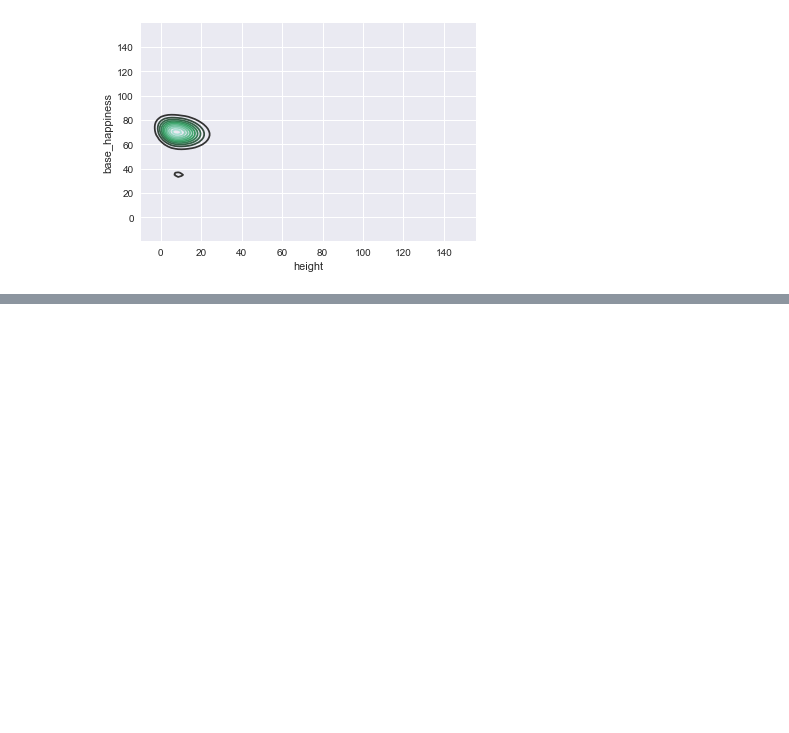
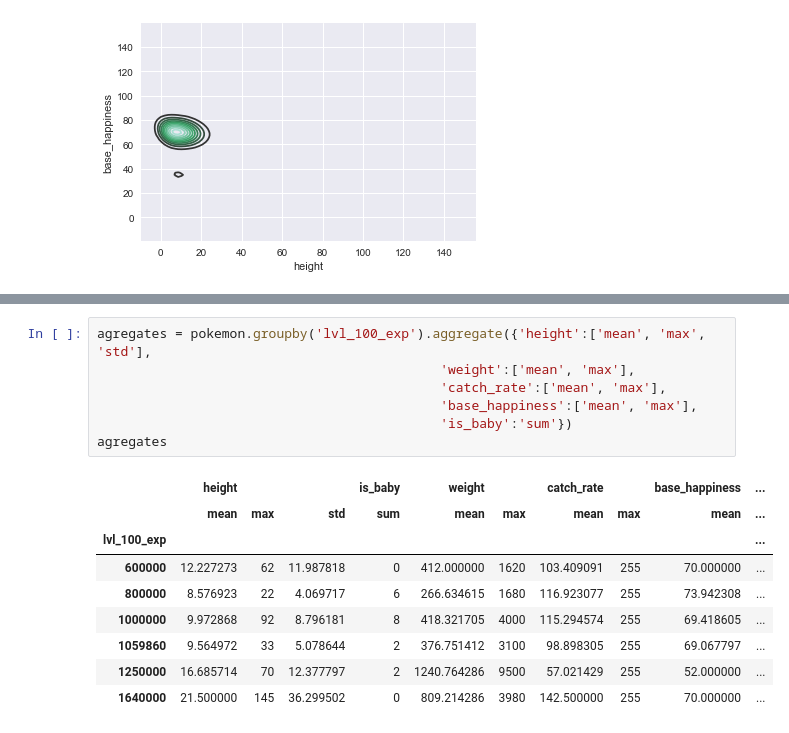
Before and after one commit to progiv/summercamp17, a Jupyter notebook: task1_Pokemon.ipynb, the cells around one changed output, grey strips where cells are left out. Saved outputs shown, nothing was run; the diff lists cells and outputs as text; blank space fills up the shorter version.

```diff
--- a/task1_Pokemon.ipynb
+++ b/task1_Pokemon.ipynb
@@ -173,0 +209,17 @@ seaborn.plt.show()
+# %%
+agregates = pokemon.groupby('lvl_100_exp').aggregate({'height':['mean', 'max', 'std'],
+                                            'weight':['mean', 'max'],
+                                            'catch_rate':['mean', 'max'],
+                                            'base_happiness':['mean', 'max'],
+                                            'is_baby':'sum'})
+agregates
+# %% [output]
+|  | height |  |  | is_baby | weight |  | catch_rate |  | base_happiness | ... |
+|  | mean | max | std | sum | mean | max | mean | max | mean | ... |
+| lvl_100_exp |  |  |  |  |  |  |  |  |  | ... |
+| 600000 | 12.227273 | 62 | 11.987818 | 0 | 412.000000 | 1620 | 103.409091 | 255 | 70.000000 | ... |
+| 800000 | 8.576923 | 22 | 4.069717 | 6 | 266.634615 | 1680 | 116.923077 | 255 | 73.942308 | ... |
+| 1000000 | 9.972868 | 92 | 8.796181 | 8 | 418.321705 | 4000 | 115.294574 | 255 | 69.418605 | ... |
+| 1059860 | 9.564972 | 33 | 5.078644 | 2 | 376.751412 | 3100 | 98.898305 | 255 | 69.067797 | ... |
+| 1250000 | 16.685714 | 70 | 12.377797 | 2 | 1240.764286 | 9500 | 57.021429 | 255 | 52.000000 | ... |
+| 1640000 | 21.500000 | 145 | 36.299502 | 0 | 809.214286 | 3980 | 142.500000 | 255 | 70.000000 | ... |
```
Also changed, not shown: parts of 21 cells of this notebook.
